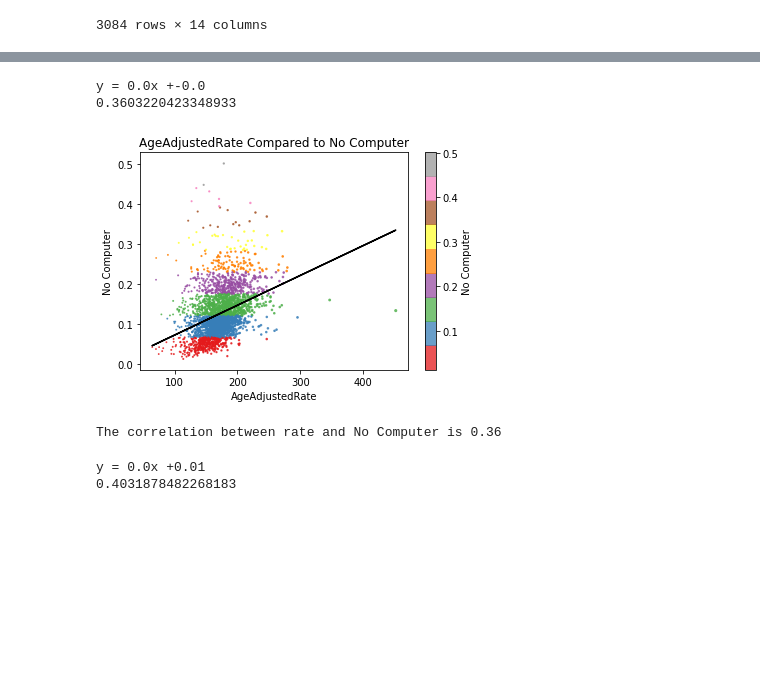
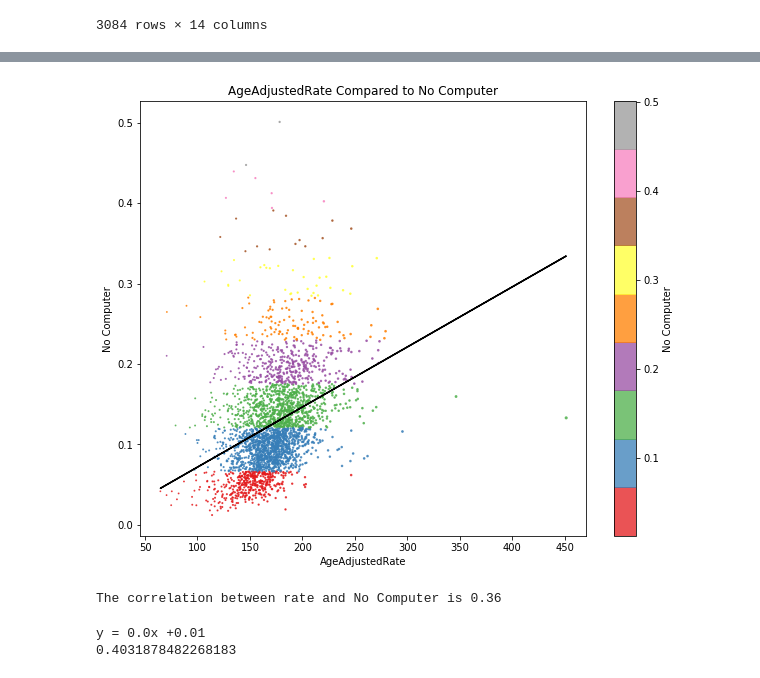
Before and after one commit to Phantogram/Project-BTTV, a Jupyter notebook: TawnyFiles/Census/Census by County.ipynb, the cells around one changed output, grey strips where cells are left out. Saved outputs shown, nothing was run; the diff lists cells and outputs as text; code cells hidden in the pictures; blank space fills up the shorter version.

```diff
--- a/TawnyFiles/Census/Census by County.ipynb
+++ b/TawnyFiles/Census/Census by County.ipynb
@@ -180,39 +181,38 @@ y = -206.24x +84980.22
 x_axis = summary_df.loc[:,"AGE_ADJUSTED_RATE"]
 y_axis = summary_df.loc[:,'No Computer']
 
 # Perform a linear regression on temperature vs. latitude
 (slope, intercept, rvalue, pvalue, stderr) = stats.linregress(x_axis, y_axis)
 
 # Get regression values
 regress_values = x_axis * slope + intercept
 
 # Create line equation string
 line_eq = "y = " + str(round(slope,2)) + "x +" + str(round(intercept,2))
-print(line_eq)
+# print(line_eq)
 
 # Print Pearson's correlation coefficient (rvalue)
-print(rvalue)
+# print(rvalue)
 
 s = summary_df.loc[:,'Ratings']
+plt.figure(figsize=(10,8))
 plt.scatter(x_axis, y_axis, c=y_axis,
             cmap = 'Set1', s=s, alpha=0.75)
 plt.title('AgeAdjustedRate Compared to No Computer')
 plt.xlabel('AgeAdjustedRate')
 plt.ylabel('No Computer')
 plt.plot(x_axis,regress_values,"k-")
 cbar = plt.colorbar()
 cbar.set_label('No Computer')
 plt.show()
 
 rate = summary_df.iloc[:,2]
 factor = summary_df.iloc[:,11]
 correlation = sts.pearsonr(rate,factor)
 print(f"The correlation between rate and No Computer is {round(correlation[0],2)}")
 # %% [output]
+[figure, new version]
-y = 0.0x +-0.0
-0.3603220423348933
+The correlation between rate and No Computer is 0.36
-[figure, old version]
-The correlation between rate and No Computer is 0.36
 # %%
 # Compare Deaths to median household income
 x_axis = summary_df.loc[:,"AGE_ADJUSTED_RATE"]
```
Also changed, not shown: parts of 1 cell of this notebook, 1 other file.
